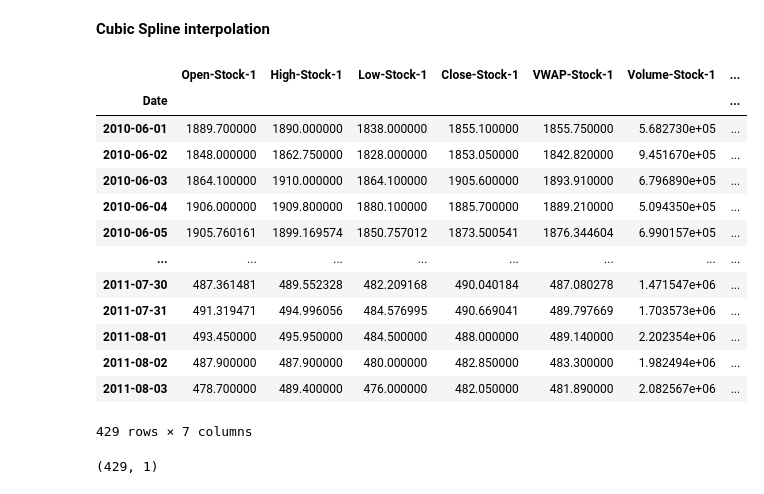
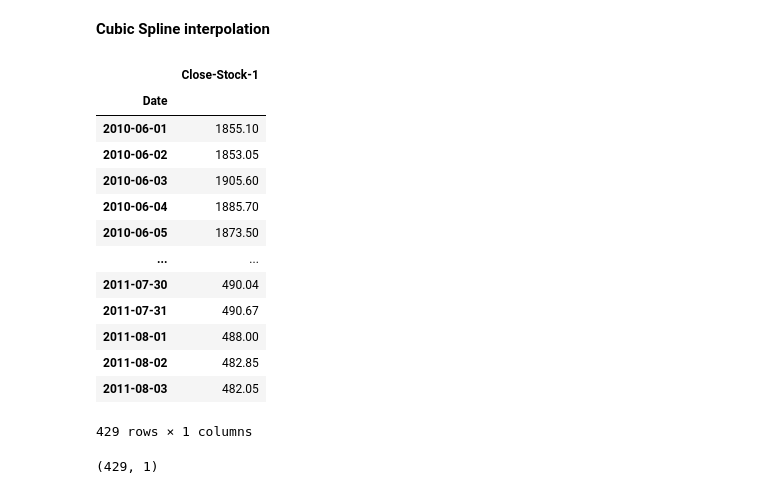
Before and after one commit to utkarsh0702/Projects, a Jupyter notebook: Missing_Value_Time_Series.ipynb, the cells around one changed output. Saved outputs shown, nothing was run; the diff lists cells and outputs as text; code cells hidden in the pictures.

```diff
--- a/Missing_Value_Time_Series.ipynb
+++ b/Missing_Value_Time_Series.ipynb
@@ -33,4 +39,4 @@ result
 # %%
-df1= result.loc[:,['Date','Open-Stock-1', 'High-Stock-1', 'Low-Stock-1', 'Close-Stock-1', 'VWAP-Stock-1', 'Volume-Stock-1', 'Turnover-Stock-1']]
+df1= result.loc[:,['Date','Close-Stock-1']]
 df1.head()
 # %% [output]
@@ -83,22 +54,23 @@ df1
 # %%
 df1 = df1.reindex(idx)
 df1.index.name = 'Date'
 # df1= df1.replace({0:np.NaN})
 df1= df1.interpolate(method='spline', order=3, s=0.)
+df1 = df1.round(2)
 df1
 # %% [output]
-|  | Open-Stock-1 | High-Stock-1 | Low-Stock-1 | Close-Stock-1 | VWAP-Stock-1 | Volume-Stock-1 | ... |
-| Date |  |  |  |  |  |  | ... |
-| 2010-06-01 | 1889.700000 | 1890.000000 | 1838.000000 | 1855.100000 | 1855.750000 | 5.682730e+05 | ... |
-| 2010-06-02 | 1848.000000 | 1862.750000 | 1828.000000 | 1853.050000 | 1842.820000 | 9.451670e+05 | ... |
-| 2010-06-03 | 1864.100000 | 1910.000000 | 1864.100000 | 1905.600000 | 1893.910000 | 6.796890e+05 | ... |
-| 2010-06-04 | 1906.000000 | 1909.800000 | 1880.100000 | 1885.700000 | 1889.210000 | 5.094350e+05 | ... |
-| 2010-06-05 | 1905.760161 | 1899.169574 | 1850.757012 | 1873.500541 | 1876.344604 | 6.990157e+05 | ... |
-| ... | ... | ... | ... | ... | ... | ... | ... |
-| 2011-07-30 | 487.361481 | 489.552328 | 482.209168 | 490.040184 | 487.080278 | 1.471547e+06 | ... |
-| 2011-07-31 | 491.319471 | 494.996056 | 484.576995 | 490.669041 | 489.797669 | 1.703573e+06 | ... |
-| 2011-08-01 | 493.450000 | 495.950000 | 484.500000 | 488.000000 | 489.140000 | 2.202354e+06 | ... |
-| 2011-08-02 | 487.900000 | 487.900000 | 480.000000 | 482.850000 | 483.300000 | 1.982494e+06 | ... |
-| 2011-08-03 | 478.700000 | 489.400000 | 476.000000 | 482.050000 | 481.890000 | 2.082567e+06 | ... |
+|  | Close-Stock-1 |
+| Date |  |
+| 2010-06-01 | 1855.10 |
+| 2010-06-02 | 1853.05 |
+| 2010-06-03 | 1905.60 |
+| 2010-06-04 | 1885.70 |
+| 2010-06-05 | 1873.50 |
+| ... | ... |
+| 2011-07-30 | 490.04 |
+| 2011-07-31 | 490.67 |
+| 2011-08-01 | 488.00 |
+| 2011-08-02 | 482.85 |
+| 2011-08-03 | 482.05 |
-429 rows × 7 columns
+429 rows × 1 columns
 # %%
```
Also changed, not shown: parts of 118 cells of this notebook.
